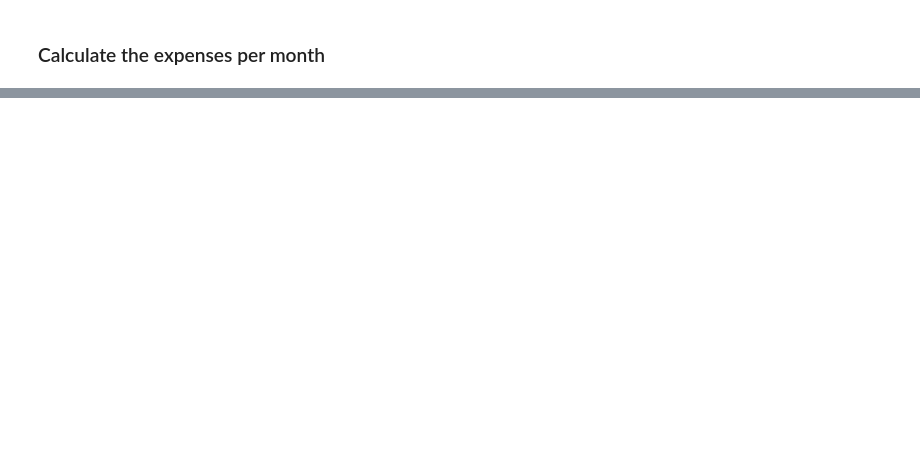
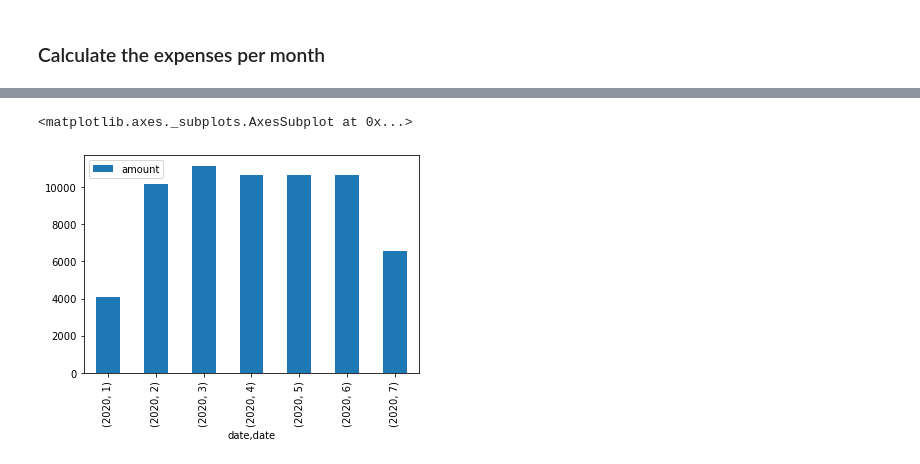
Before and after one commit to dhsmith111/05-APIs, a Jupyter notebook: account_summary.ipynb, the cells around one changed output, grey strips where cells are left out. Cells and saved outputs as stored; diff of their text form; code cells hidden in the pictures; blank space fills up the shorter version.

```diff
--- a/account_summary.ipynb
+++ b/account_summary.ipynb
@@ -172,5 +422,7 @@ In this section, you will use the transactions DataFrame to analyze the customer
 ### Calculate the expenses per month
 # %%
 # Create a DataFrame with the total expenses
+total_expenses = pd.DataFrame(transaction_data['amount'])
 
 # Display sample data
+total_expenses.head()
@@ -177,2 +437,6 @@ In this section, you will use the transactions DataFrame to analyze the customer
 # %%
 # Create a spending per month bar chart
+total_expenses.groupby([total_expenses.index.year,total_expenses.index.month]).sum().plot(kind='bar')
+# %% [output]
+<matplotlib.axes._subplots.AxesSubplot at 0x...>
+[figure, added]
```
Also changed, not shown: parts of 25 cells of this notebook.
